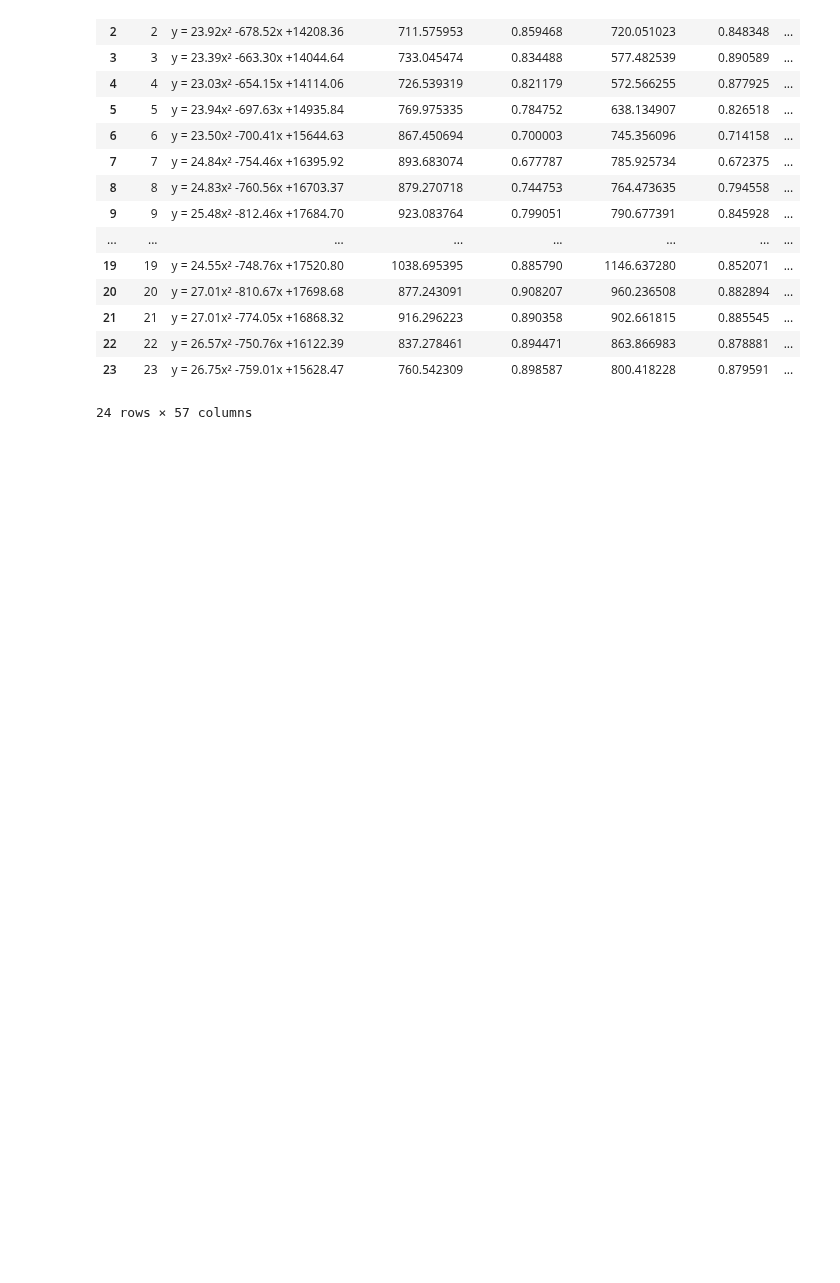
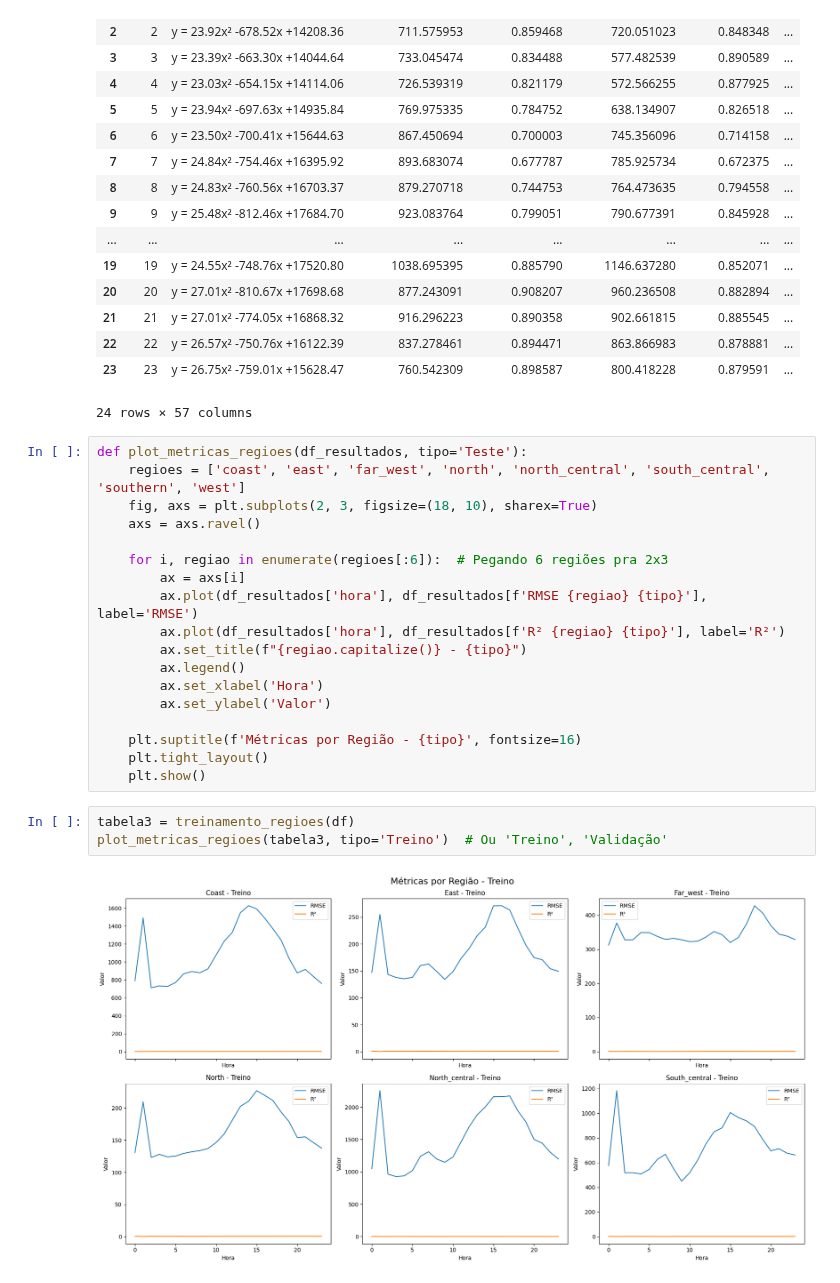
Before and after one commit to jrodrigotico/serena-tcc, a Jupyter notebook: debug_modelo.ipynb, the cells around one changed output. Drawn from its saved outputs; the diff is of its cells as text; blank space fills up the shorter version.

```diff
--- a/debug_modelo.ipynb
+++ b/debug_modelo.ipynb
@@ -182,3 +183,26 @@ tabela3
 | 22 | 22 | y = 26.57x² -750.76x +16122.39 | 837.278461 | 0.894471 | 863.866983 | 0.878881 | ... |
 | 23 | 23 | y = 26.75x² -759.01x +15628.47 | 760.542309 | 0.898587 | 800.418228 | 0.879591 | ... |
 24 rows × 57 columns
+# %%
+def plot_metricas_regioes(df_resultados, tipo='Teste'):
+    regioes = ['coast', 'east', 'far_west', 'north', 'north_central', 'south_central', 'southern', 'west']
+    fig, axs = plt.subplots(2, 3, figsize=(18, 10), sharex=True)
+    axs = axs.ravel()
+
+    for i, regiao in enumerate(regioes[:6]):  # Pegando 6 regiões pra 2x3
+        ax = axs[i]
+        ax.plot(df_resultados['hora'], df_resultados[f'RMSE {regiao} {tipo}'], label='RMSE')
+        ax.plot(df_resultados['hora'], df_resultados[f'R² {regiao} {tipo}'], label='R²')
+        ax.set_title(f"{regiao.capitalize()} - {tipo}")
+        ax.legend()
+        ax.set_xlabel('Hora')
+        ax.set_ylabel('Valor')
+
+    plt.suptitle(f'Métricas por Região - {tipo}', fontsize=16)
+    plt.tight_layout()
+    plt.show()
+# %%
+tabela3 = treinamento_regioes(df)
+plot_metricas_regioes(tabela3, tipo='Treino')  # Ou 'Treino', 'Validação'
+# %% [output]
+[figure, added]
```
Also changed, not shown: parts of 5 cells of this notebook.
